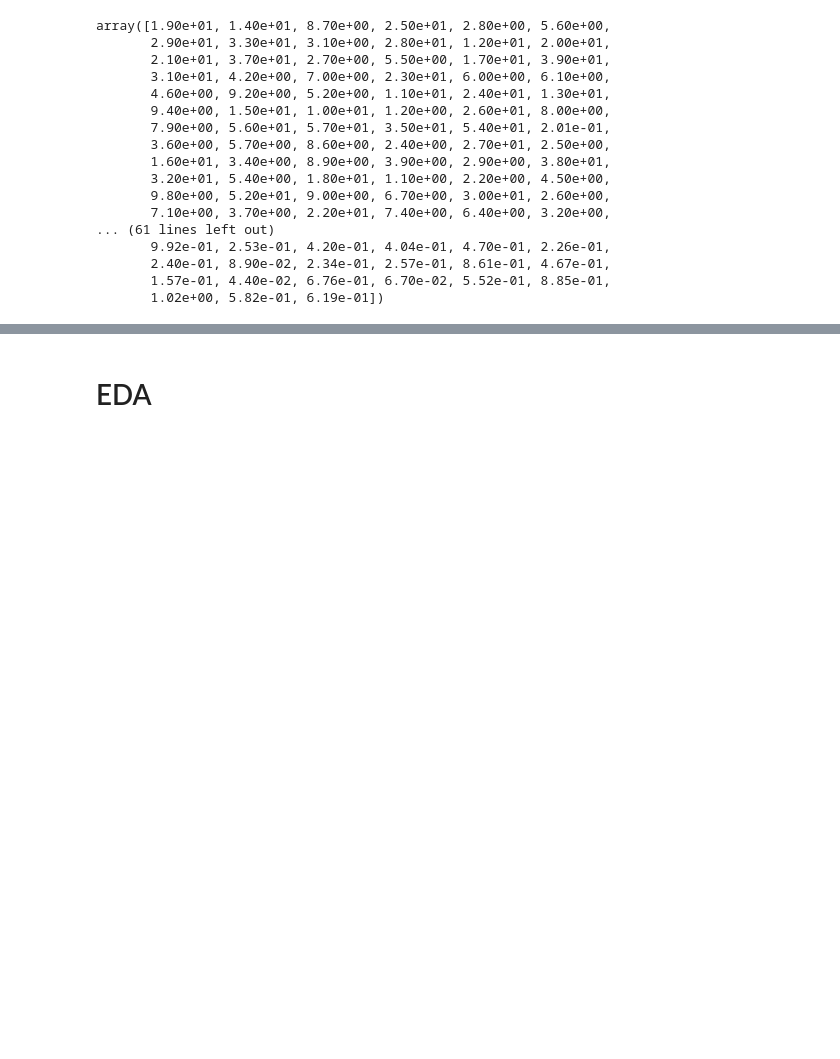
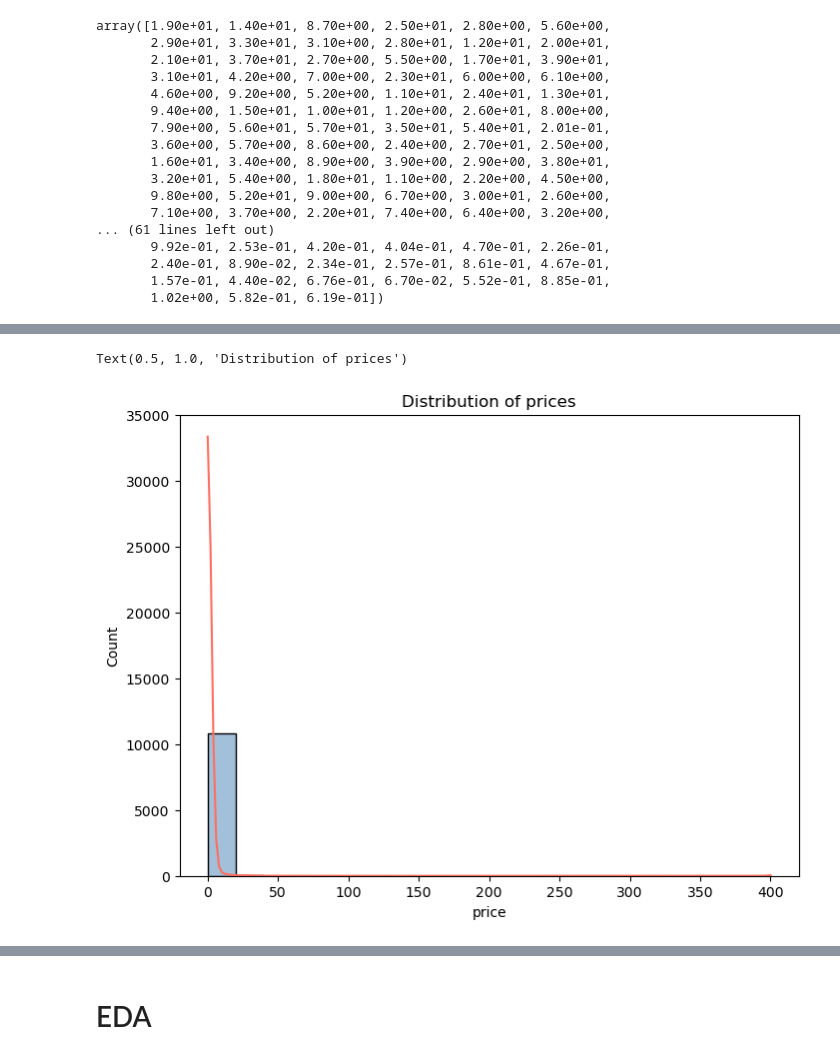
Before and after one commit to danial-baraty/ML-projs, a Jupyter notebook: googleplaystore/Mini Project 1.ipynb, the cells around one changed output, grey strips where cells are left out. Drawn from its saved outputs; the diff is of its cells as text; code cells hidden in the pictures; blank space fills up the shorter version.

Commit message:
Cleaned 'installs' and 'type' columns; started processing 'price' for further analysis

```diff
--- a/googleplaystore/Mini Project 1.ipynb
+++ b/googleplaystore/Mini Project 1.ipynb
@@ -246,0 +284,5 @@ array([1.90e+01, 1.40e+01, 8.70e+00, 2.50e+01, 2.80e+00, 5.60e+00,
+# %%
+df['installs'] = df['installs'].replace('0', '0+')
+# %%
+# Use str.replace to remove '+' and ',' inside strings
+df['installs'] = df['installs'].str.replace('+', '').str.replace(',', '')
@@ -246,0 +309,2 @@ array([1.90e+01, 1.40e+01, 8.70e+00, 2.50e+01, 2.80e+00, 5.60e+00,
+# %%
+df['installs'] = df['installs'].astype('int64')
@@ -246,0 +347,3 @@ array([1.90e+01, 1.40e+01, 8.70e+00, 2.50e+01, 2.80e+00, 5.60e+00,
+# %%
+# Remove $ and convert to float
+df['price'] = df['price'].str.replace('$', '', regex=False).astype('float64')
@@ -246,0 +362,7 @@ array([1.90e+01, 1.40e+01, 8.70e+00, 2.50e+01, 2.80e+00, 5.60e+00,
+# %%
+ax = sns.histplot(data=df['price'], bins=20, kde=True, color='#4682B4')
+ax.lines[0].set_color('#FF6F61')
+plt.title("Distribution of prices")
+# %% [output]
+Text(0.5, 1.0, 'Distribution of prices')
+[figure, added]
```
Also changed, not shown: parts of 18 cells of this notebook.
